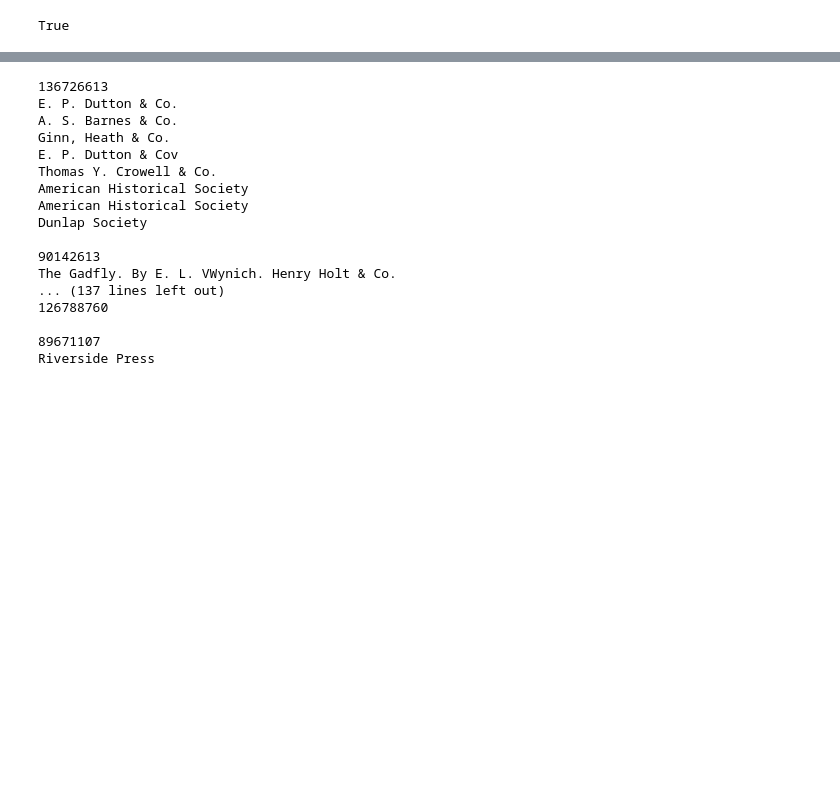
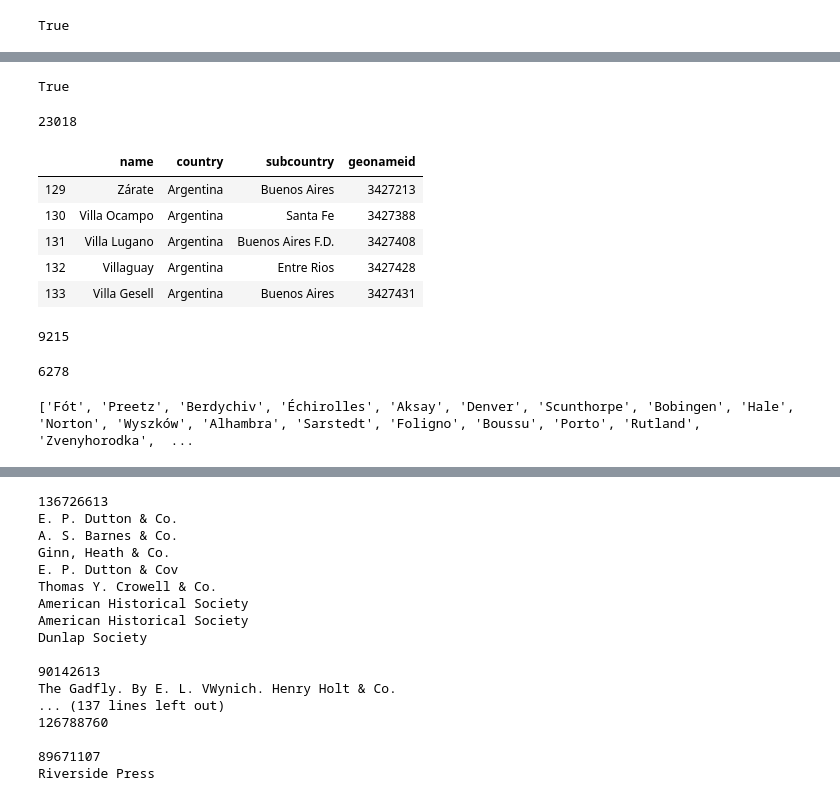
Before and after one commit to mjlavin80/aps_review_classification, a Jupyter notebook: jupyter_notebooks/name_finder2.ipynb, the cells around one changed output, grey strips where cells are left out. Cells and saved outputs as stored; diff of their text form; code cells hidden in the pictures; blank space fills up the shorter version.

```diff
--- a/jupyter_notebooks/name_finder2.ipynb
+++ b/jupyter_notebooks/name_finder2.ipynb
@@ -131,0 +159,21 @@ indices
+# %%
+any([x.isalpha() for x in ['Cassel','&','Co.']])
+# %% [output]
+True
+# %%
+cities_df = pd.read_csv('../data/world-cities.csv')
+# %%
+len(cities_df)
+# %% [output]
+23018
+# %%
+cities_df = cities_df[cities_df.groupby('country').country.transform('count')>100]
+# %%
+cities_df.head()
+# %% [output]
+|  | name | country | subcountry | geonameid |
+| 129 | Zárate | Argentina | Buenos Aires | 3427213 |
+| 130 | Villa Ocampo | Argentina | Santa Fe | 3427388 |
+| 131 | Villa Lugano | Argentina | Buenos Aires F.D. | 3427408 |
+| 132 | Villaguay | Argentina | Entre Rios | 3427428 |
+| 133 | Villa Gesell | Argentina | Buenos Aires | 3427431 |
@@ -131,0 +182,4 @@ indices
+# %%
+len(cities)
+# %% [output]
+9215
@@ -131,0 +188,8 @@ indices
+# %%
+len(cities)
+# %% [output]
+6278
+# %%
+cities[:30]
+# %% [output]
+['Fót', 'Preetz', 'Berdychiv', 'Échirolles', 'Aksay', 'Denver', 'Scunthorpe', 'Bobingen', 'Hale', 'Norton', 'Wyszków', 'Alhambra', 'Sarstedt', 'Foligno', 'Boussu', 'Porto', 'Rutland', 'Zvenyhorodka',  ...
```
Also changed, not shown: parts of 21 cells of this notebook, 3 other files.
